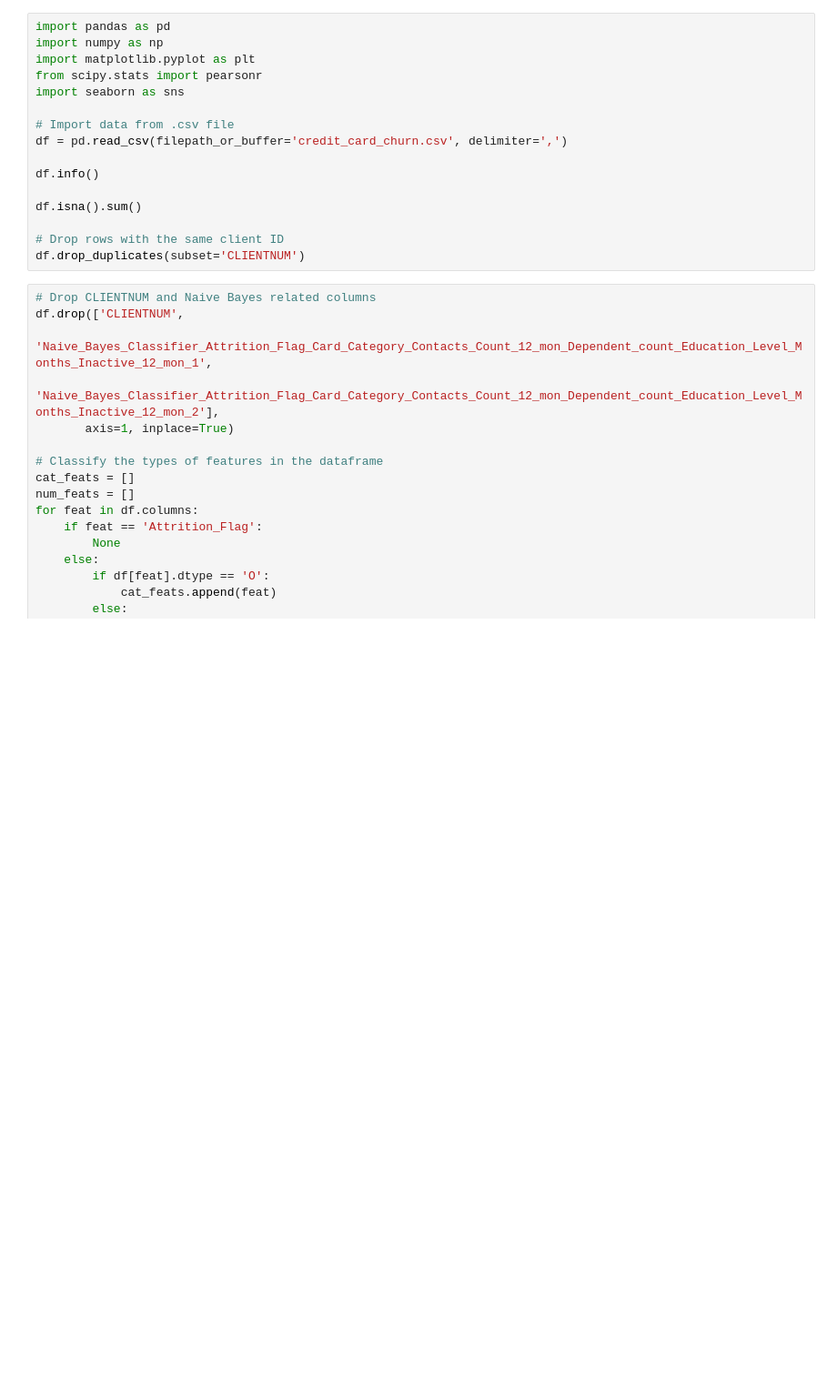
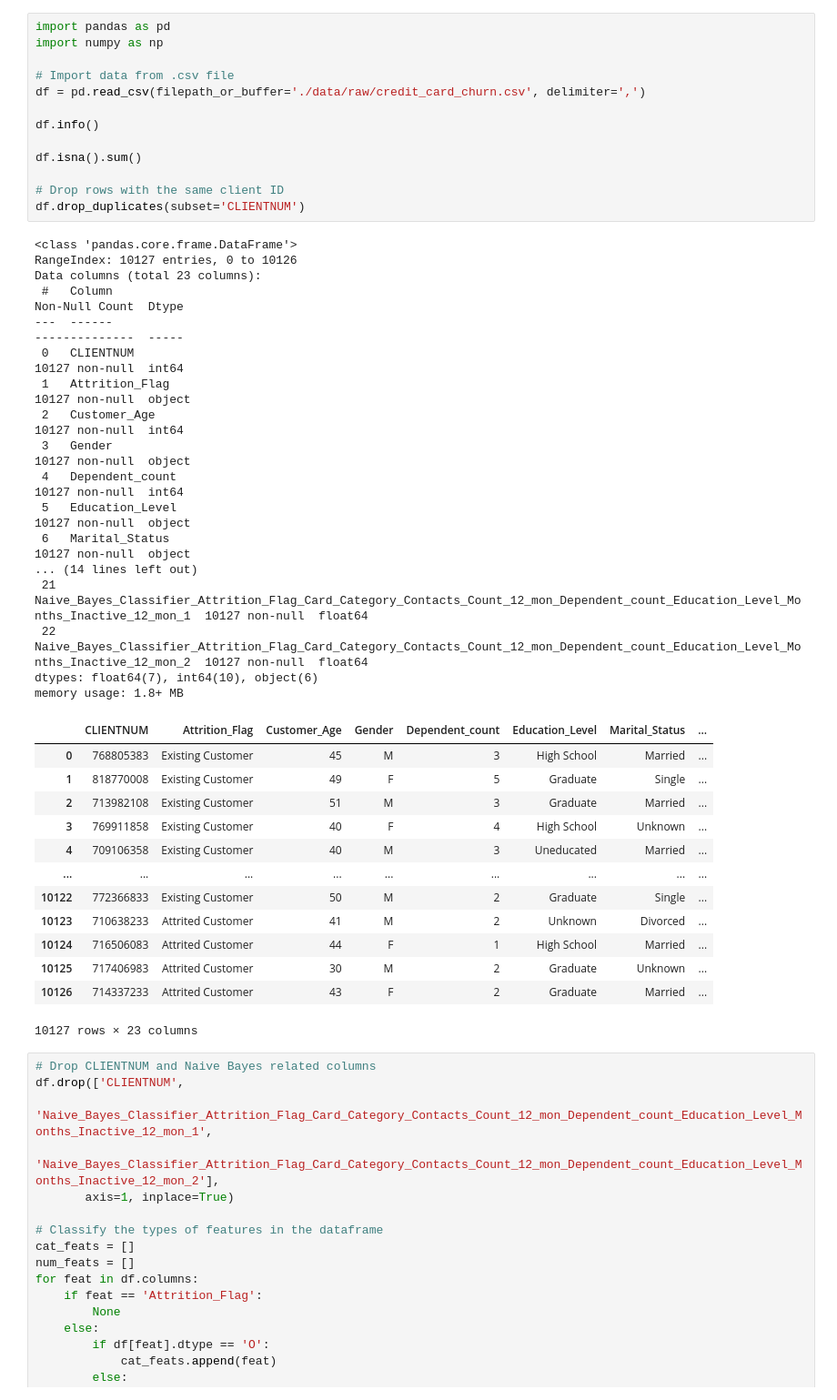
Before and after one commit to andrelopes2001/AA_Project_G6, a Jupyter notebook: code/data/data_analysis.ipynb, the cells around one changed output. Shown at 91% size. Cells and saved outputs as stored; diff of their text form; blank space fills up the shorter version.

```diff
--- a/code/data/data_analysis.ipynb
+++ b/code/data/data_analysis.ipynb
@@ -18,19 +17,47 @@ c:\Users\AndreLopes
 # %%
 import pandas as pd
 import numpy as np
-import matplotlib.pyplot as plt
-from scipy.stats import pearsonr
-import seaborn as sns
 
 # Import data from .csv file
-df = pd.read_csv(filepath_or_buffer='credit_card_churn.csv', delimiter=',')
+df = pd.read_csv(filepath_or_buffer='./data/raw/credit_card_churn.csv', delimiter=',')
 
 df.info()
 
 df.isna().sum()
 
 # Drop rows with the same client ID
 df.drop_duplicates(subset='CLIENTNUM')
+# %% [output]
+<class 'pandas.core.frame.DataFrame'>
+RangeIndex: 10127 entries, 0 to 10126
+Data columns (total 23 columns):
+ #   Column                                                                                                                              Non-Null Count  Dtype
+---  ------                                                                                                                              --------------  -----
+ 0   CLIENTNUM                                                                                                                           10127 non-null  int64
+ 1   Attrition_Flag                                                                                                                      10127 non-null  object
+ 2   Customer_Age                                                                                                                        10127 non-null  int64
+ 3   Gender                                                                                                                              10127 non-null  object
+ 4   Dependent_count                                                                                                                     10127 non-null  int64
+ 5   Education_Level                                                                                                                     10127 non-null  object
+ 6   Marital_Status                                                                                                                      10127 non-null  object
+... (14 lines left out)
+ 21  Naive_Bayes_Classifier_Attrition_Flag_Card_Category_Contacts_Count_12_mon_Dependent_count_Education_Level_Months_Inactive_12_mon_1  10127 non-null  float64
+ 22  Naive_Bayes_Classifier_Attrition_Flag_Card_Category_Contacts_Count_12_mon_Dependent_count_Education_Level_Months_Inactive_12_mon_2  10127 non-null  float64
+dtypes: float64(7), int64(10), object(6)
+memory usage: 1.8+ MB
+|  | CLIENTNUM | Attrition_Flag | Customer_Age | Gender | Dependent_count | Education_Level | Marital_Status | ... |
+| 0 | 768805383 | Existing Customer | 45 | M | 3 | High School | Married | ... |
+| 1 | 818770008 | Existing Customer | 49 | F | 5 | Graduate | Single | ... |
+| 2 | 713982108 | Existing Customer | 51 | M | 3 | Graduate | Married | ... |
+| 3 | 769911858 | Existing Customer | 40 | F | 4 | High School | Unknown | ... |
+| 4 | 709106358 | Existing Customer | 40 | M | 3 | Uneducated | Married | ... |
+| ... | ... | ... | ... | ... | ... | ... | ... | ... |
+| 10122 | 772366833 | Existing Customer | 50 | M | 2 | Graduate | Single | ... |
+| 10123 | 710638233 | Attrited Customer | 41 | M | 2 | Unknown | Divorced | ... |
+| 10124 | 716506083 | Attrited Customer | 44 | F | 1 | High School | Married | ... |
+| 10125 | 717406983 | Attrited Customer | 30 | M | 2 | Graduate | Unknown | ... |
+| 10126 | 714337233 | Attrited Customer | 43 | F | 2 | Graduate | Married | ... |
+10127 rows × 23 columns
 # %%
 # Drop CLIENTNUM and Naive Bayes related columns
 df.drop(['CLIENTNUM',
```
Also changed, not shown: parts of 5 cells of this notebook.
